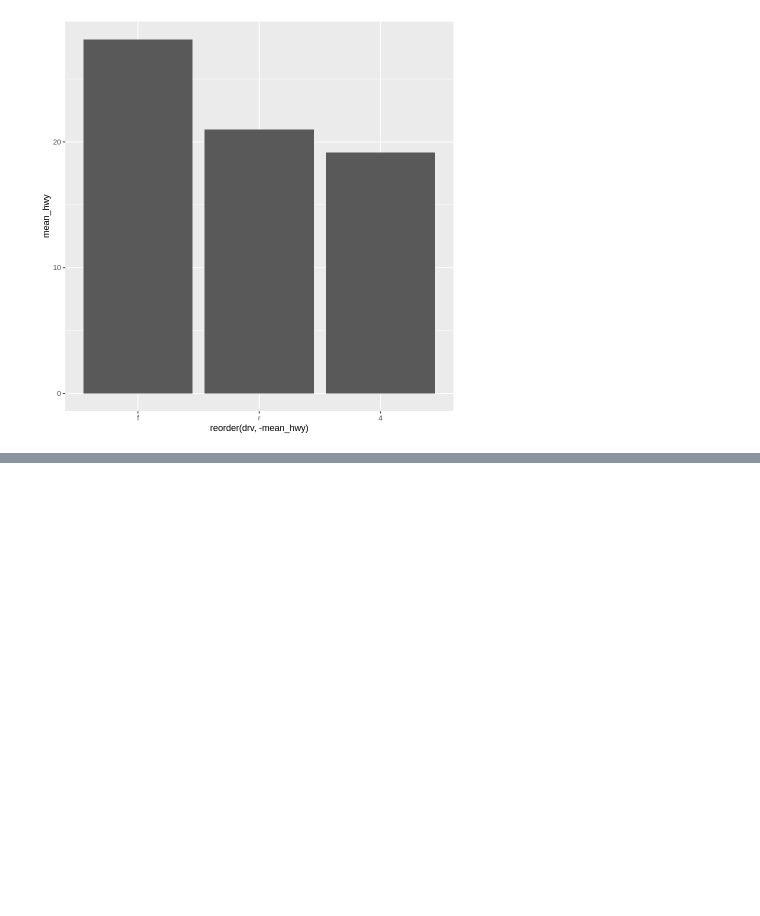
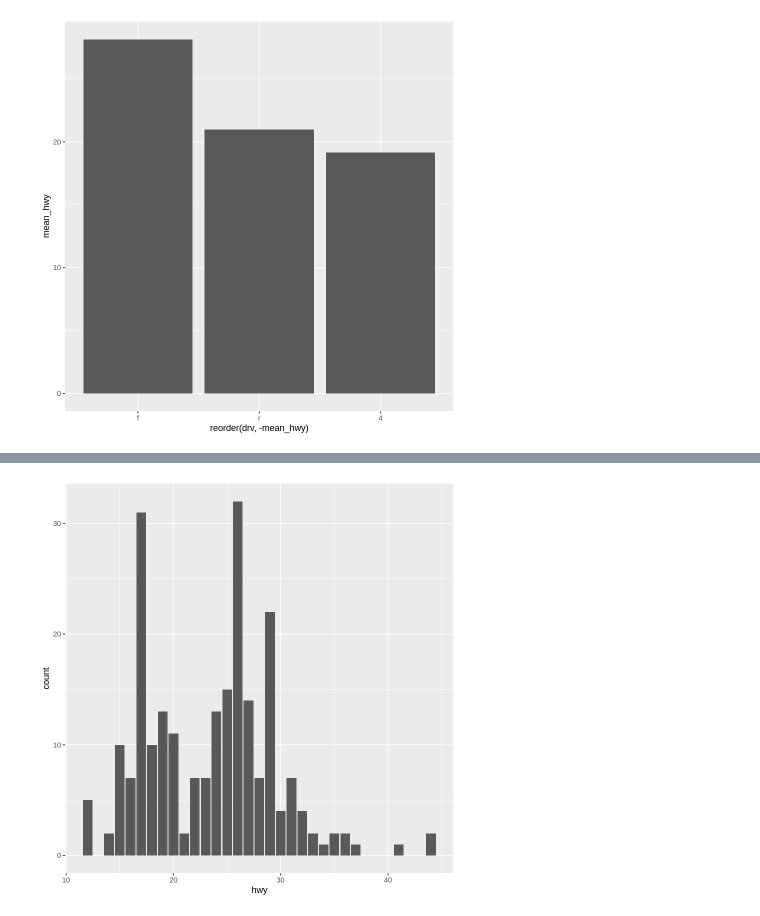
Before and after one commit to won-hyw/bigdata, a Jupyter notebook: Rproject/6_그래프만들기.ipynb, the cells around one changed output, grey strips where cells are left out. Drawn from its saved outputs; the diff is of its cells as text; code cells hidden in the pictures; blank space fills up the shorter version.

```diff
--- a/Rproject/6_그래프만들기.ipynb
+++ b/Rproject/6_그래프만들기.ipynb
@@ -145,0 +152,6 @@ ggplot(data = df_mpg, aes(x = reorder(drv, -mean_hwy), y = mean_hwy)) +
+# %%
+# x축에 연속 변수를 지정하면 값의 분포를 파악할 수 있음
+ggplot(data = mpg, aes(x = hwy)) +
+  geom_bar()
+# %% [output]
+[figure, added]
```
Also changed, not shown: parts of 14 cells of this notebook, 4 other files.
